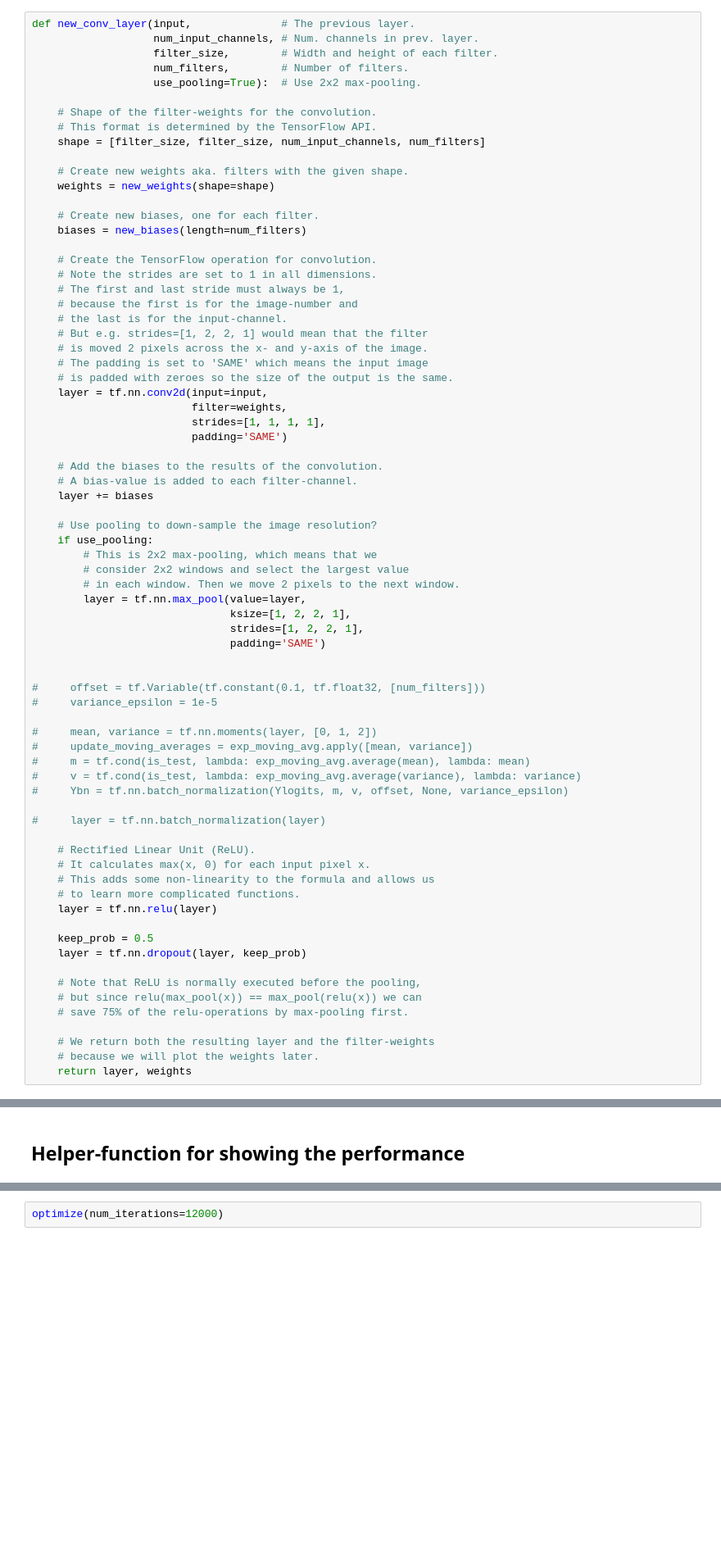
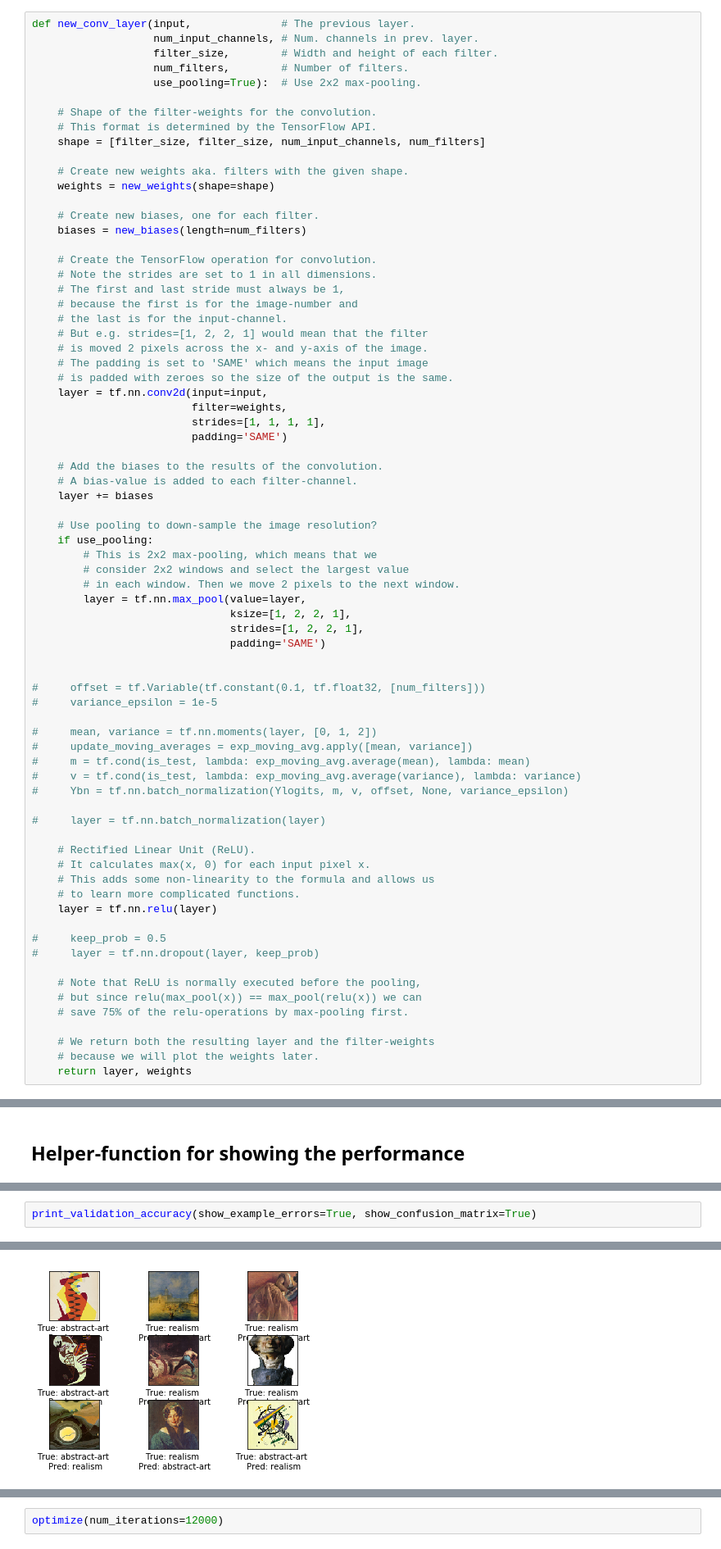
Before and after one commit to Htiango/Painting-Classification, a Jupyter notebook: deep_learning/cnn_style_classification.ipynb, the cells around one changed output, grey strips where cells are left out. Shown at 82% size. Saved outputs shown, nothing was run; the diff lists cells and outputs as text; blank space fills up the shorter version.

Commit message:
2-class achieve 87% accuracy

```diff
--- a/deep_learning/cnn_style_classification.ipynb
+++ b/deep_learning/cnn_style_classification.ipynb
@@ -287,8 +282,8 @@ def new_conv_layer(input,              # The previous layer.
     # to learn more complicated functions.
     layer = tf.nn.relu(layer)
 
-    keep_prob = 0.5
-    layer = tf.nn.dropout(layer, keep_prob)
+#     keep_prob = 0.5
+#     layer = tf.nn.dropout(layer, keep_prob)
 
     # Note that ReLU is normally executed before the pooling,
     # but since relu(max_pool(x)) == max_pool(relu(x)) we can
@@ -672,0 +669,3 @@ Time elapsed: 1:06:53
+# %%
+print_validation_accuracy(show_example_errors=True, show_confusion_matrix=True)
+# %% [output]
@@ -672,0 +685 @@ Time elapsed: 1:06:53
+[figure, added]
```
Also changed, not shown: parts of 17 cells of this notebook.
